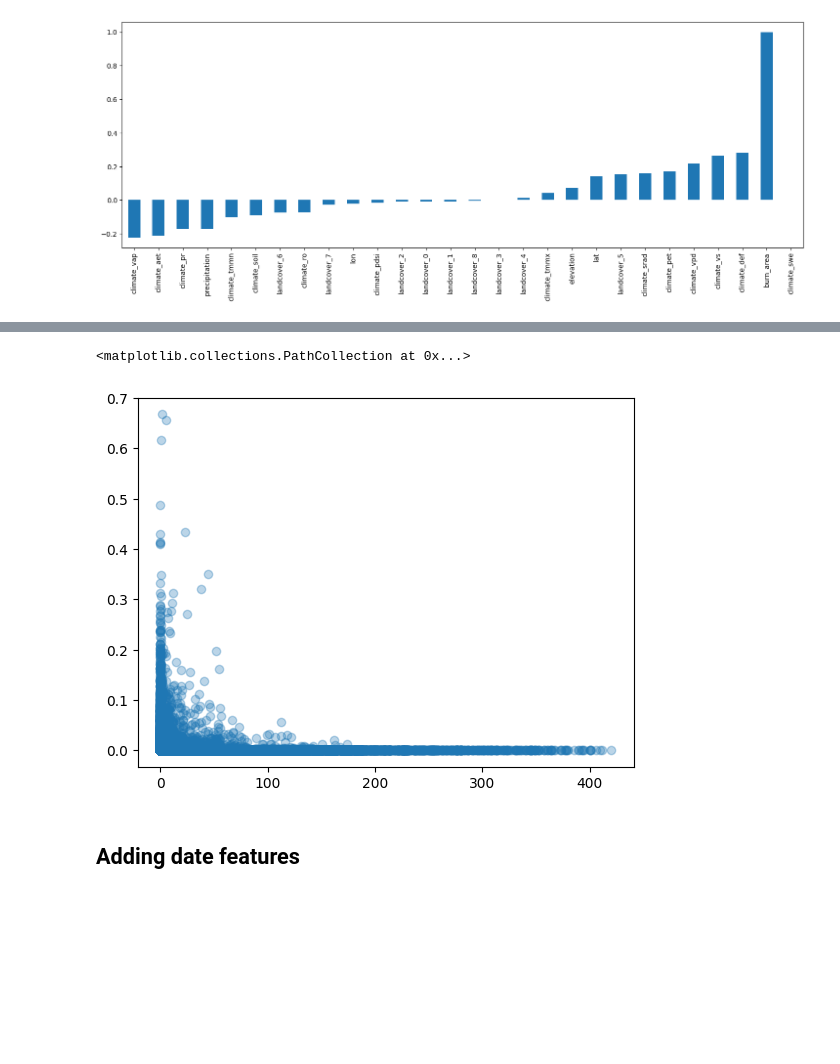
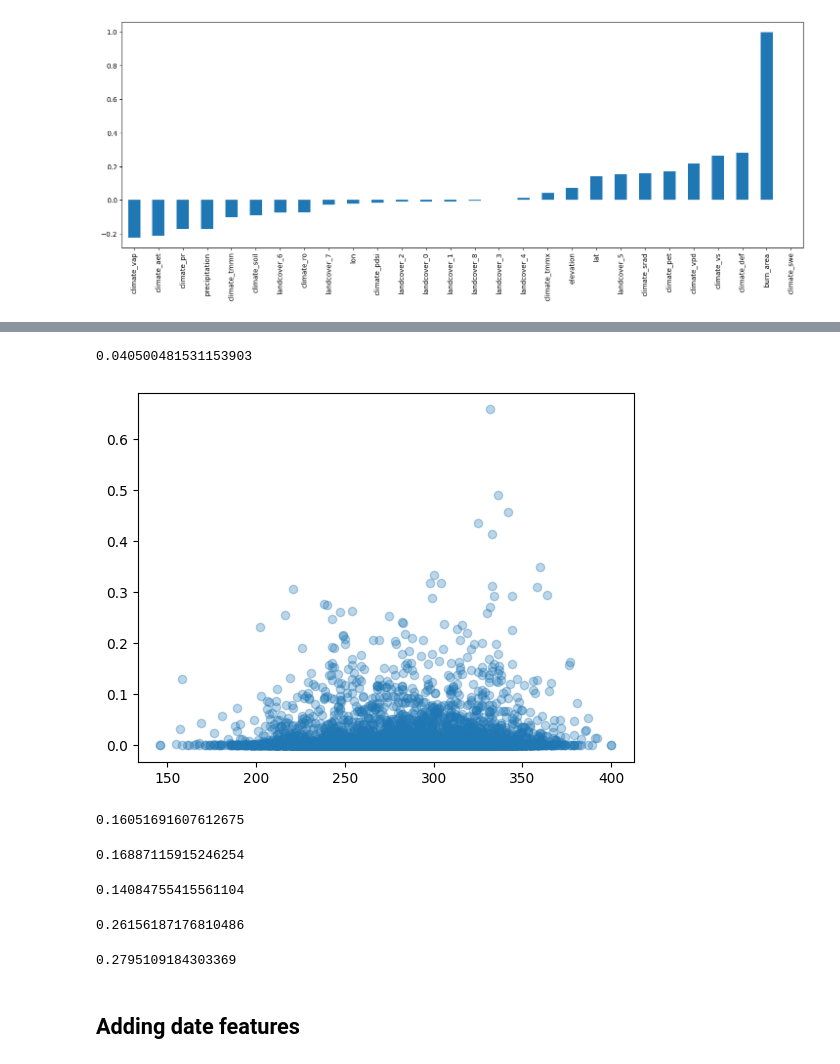
Before and after one commit to Kirbit04/Fighting-Forest-Fires, a Jupyter notebook: Fighting_Fire_with_Data_Starter_Notebook.ipynb, the cells around one changed output, grey strips where cells are left out. Drawn from its saved outputs; the diff is of its cells as text; code cells hidden in the pictures; blank space fills up the shorter version.

```diff
--- a/Fighting_Fire_with_Data_Starter_Notebook.ipynb
+++ b/Fighting_Fire_with_Data_Starter_Notebook.ipynb
@@ -101,9 +125,41 @@ NameError: name 'train' is not defined
-# %%
-# Most fires occur when there's very little rain.
-plt.scatter(sample['climate_pr'], sample['burn_area'], alpha=0.3)
-# %% [output]
-<matplotlib.collections.PathCollection at 0x...>
-[figure, removed]
+# %%
+# The correlation between Max Temp and Burn Area
+plt.scatter(sample['climate_tmmx'], sample['burn_area'], alpha=0.3)
+p4_correlation = train["burn_area"].corr(train["climate_tmmx"])
+print(p4_correlation)
+# %% [output]
+0.040500481531153903
+[figure, added]
+# %%
+#Checking how downward surface radiation correlates to burnarea
+p5_correlation = train["burn_area"].corr(train["climate_srad"])
+print(p5_correlation)
+# %% [output]
+0.16051691607612675
+# %%
+#correlation between burn area and evapotranspiration
+p6_correlation = train["burn_area"].corr(train["climate_pet"])
+print(p6_correlation)
+# %% [output]
+0.16887115915246254
+# %%
+#correlation between burn area and latitude center cover
+p7_correlation = train["burn_area"].corr(train["lat"])
+print(p7_correlation)
+# %% [output]
+0.14084755415561104
+# %%
+#correlation between burn area and wind speed at 10m
+p8_correlation = train["burn_area"].corr(train["climate_vs"])
+print(p8_correlation)
+# %% [output]
+0.26156187176810486
+# %%
+#correlation between burn area and water deficit
+p9_correlation = train["burn_area"].corr(train["climate_def"])
+print(p9_correlation)
+# %% [output]
+0.2795109184303369
 # %% [markdown]
 ##  Adding date features
 # %%
```
Also changed, not shown: parts of 10 cells of this notebook.
